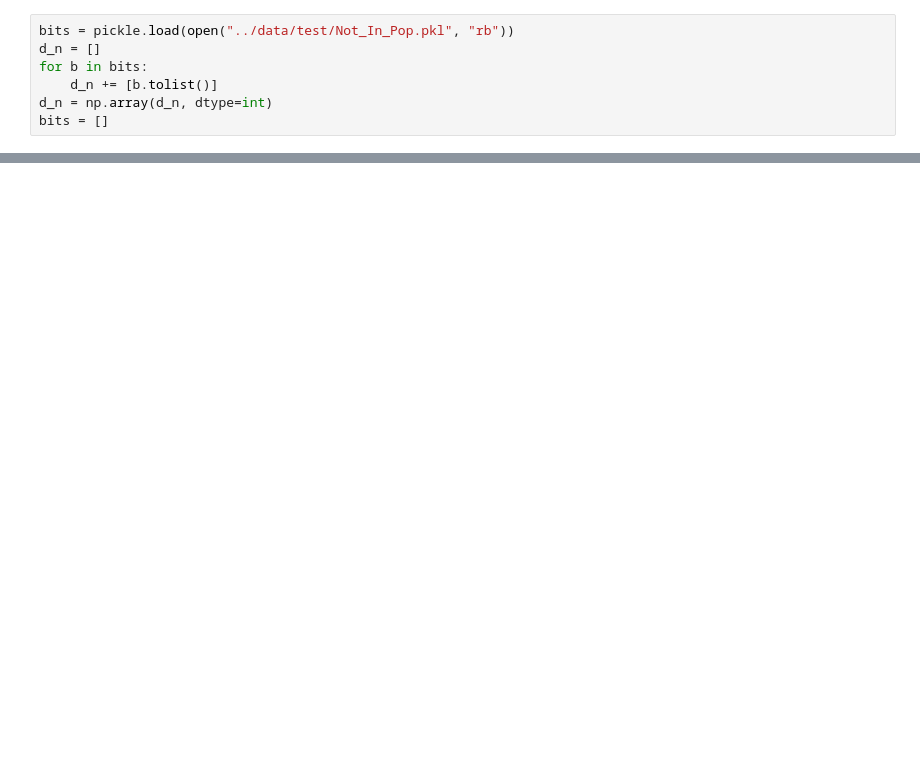
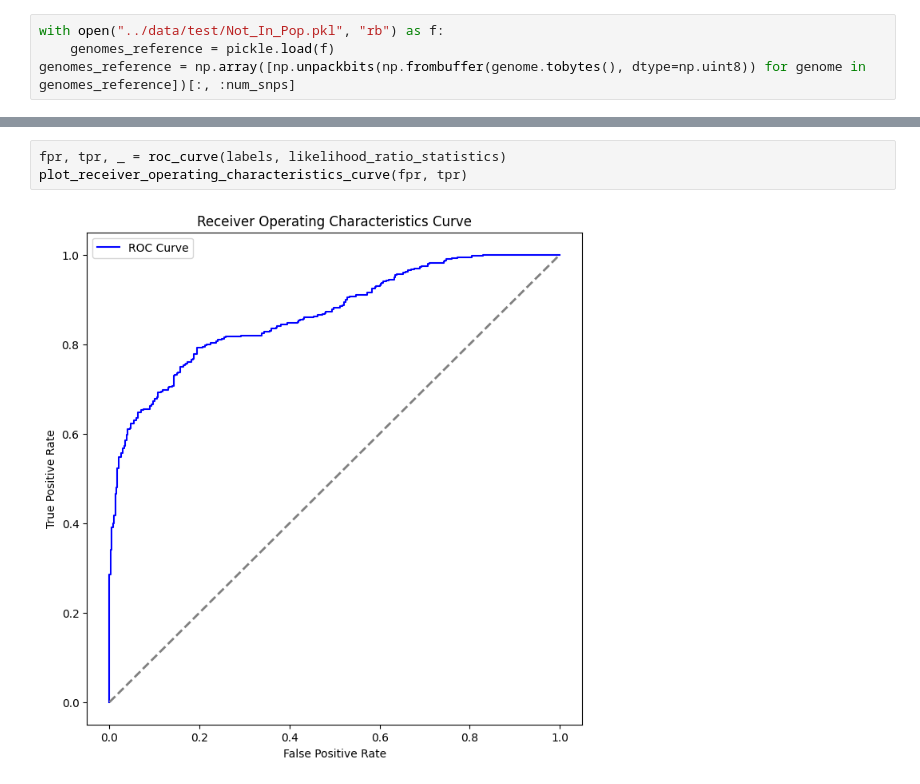
Before and after one commit to Fzhou1997/Masters-Research-Genomic-Privacy, a Jupyter notebook: notebooks/Pool LRT Adaptive Attacker.ipynb, the cells around one changed output, grey strips where cells are left out. Saved outputs shown, nothing was run; the diff lists cells and outputs as text; blank space fills up the shorter version.

```diff
--- a/notebooks/Pool LRT Adaptive Attacker.ipynb
+++ b/notebooks/Pool LRT Adaptive Attacker.ipynb
@@ -18,7 +18,4 @@ bits = []
 # %%
-bits = pickle.load(open("../data/test/Not_In_Pop.pkl", "rb"))
-d_n = []
-for b in bits:
-    d_n += [b.tolist()]
-d_n = np.array(d_n, dtype=int)
-bits = []
+with open("../data/test/Not_In_Pop.pkl", "rb") as f:
+    genomes_reference = pickle.load(f)
+genomes_reference = np.array([np.unpackbits(np.frombuffer(genome.tobytes(), dtype=np.uint8)) for genome in genomes_reference])[:, :num_snps]
@@ -71,0 +58,5 @@ plot_likelihood_ratio_statistics(likelihood_ratio_statistics_c, membership_label
+# %%
+fpr, tpr, _ = roc_curve(labels, likelihood_ratio_statistics)
+plot_receiver_operating_characteristics_curve(fpr, tpr)
+# %% [output]
+[figure, added]
```
Also changed, not shown: parts of 15 cells of this notebook, 3 other files.
